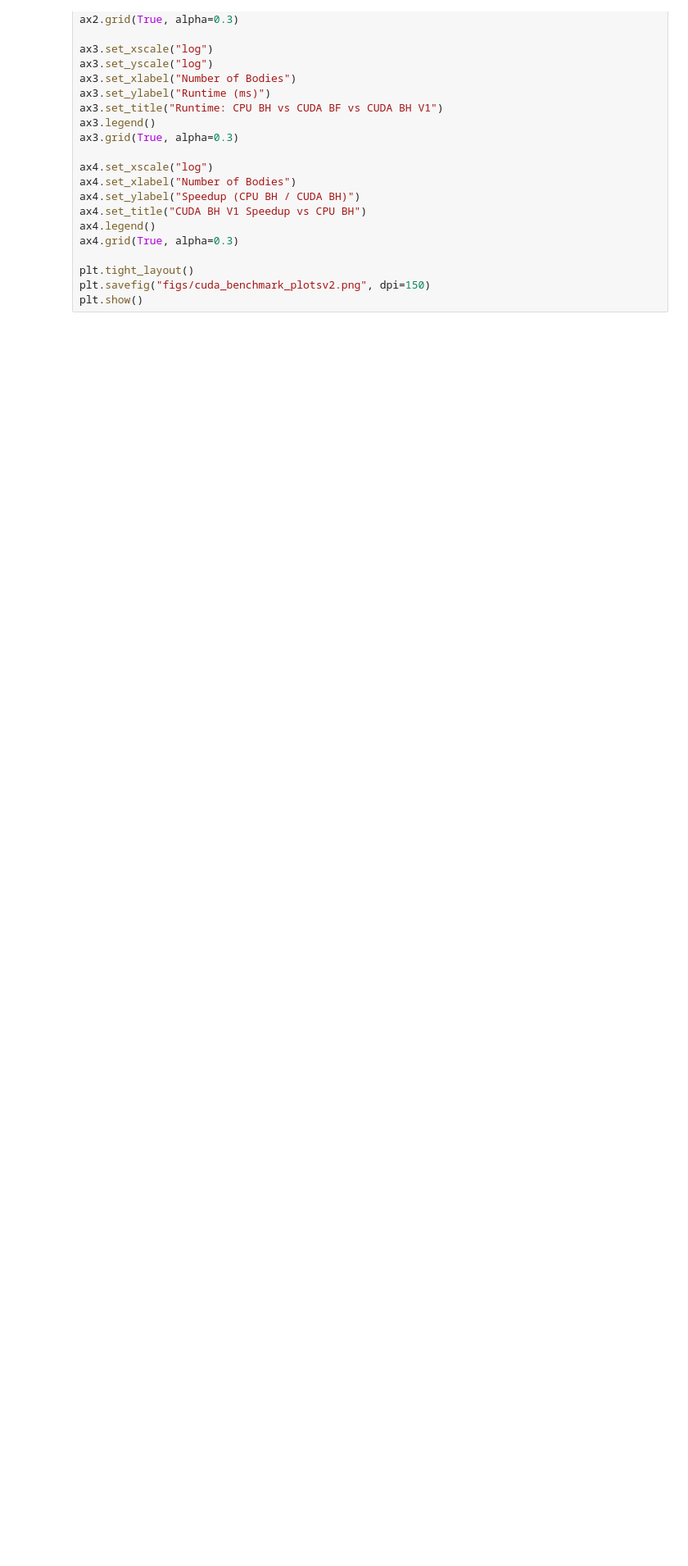
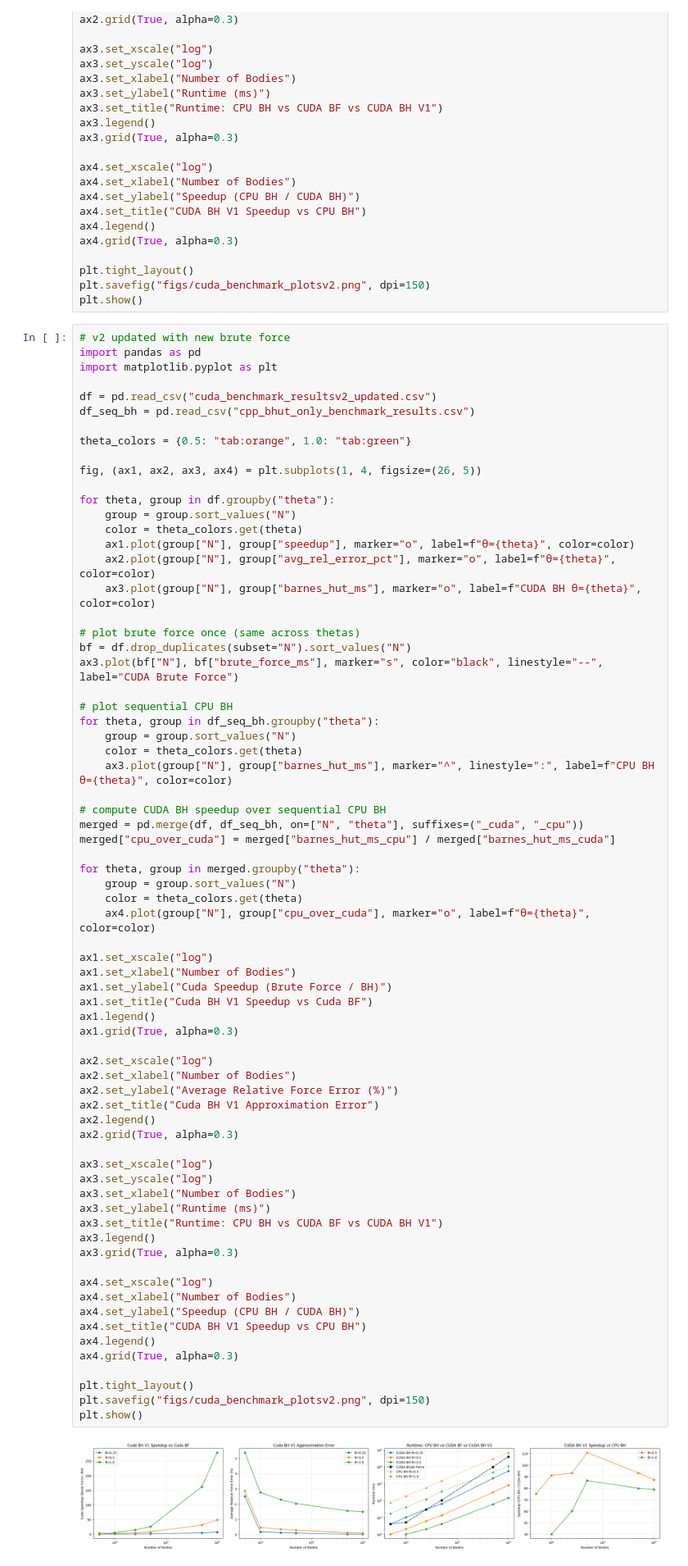
Before and after one commit to Andrew-Koulogeorge/barnes-hut, a Jupyter notebook: results/analysis.ipynb, the cells around one changed output. Shown at 82% size. Saved outputs shown, nothing was run; the diff lists cells and outputs as text; blank space fills up the shorter version.

```diff
--- a/results/analysis.ipynb
+++ b/results/analysis.ipynb
@@ -344,6 +344,78 @@ ax4.grid(True, alpha=0.3)
 plt.tight_layout()
 plt.savefig("figs/cuda_benchmark_plotsv2.png", dpi=150)
 plt.show()
+# %%
+# v2 updated with new brute force
+import pandas as pd
+import matplotlib.pyplot as plt
+
+df = pd.read_csv("cuda_benchmark_resultsv2_updated.csv")
+df_seq_bh = pd.read_csv("cpp_bhut_only_benchmark_results.csv")
+
+theta_colors = {0.5: "tab:orange", 1.0: "tab:green"}
+
+fig, (ax1, ax2, ax3, ax4) = plt.subplots(1, 4, figsize=(26, 5))
+
+for theta, group in df.groupby("theta"):
+    group = group.sort_values("N")
+    color = theta_colors.get(theta)
+    ax1.plot(group["N"], group["speedup"], marker="o", label=f"θ={theta}", color=color)
+    ax2.plot(group["N"], group["avg_rel_error_pct"], marker="o", label=f"θ={theta}", color=color)
+    ax3.plot(group["N"], group["barnes_hut_ms"], marker="o", label=f"CUDA BH θ={theta}", color=color)
+
+# plot brute force once (same across thetas)
+bf = df.drop_duplicates(subset="N").sort_values("N")
+ax3.plot(bf["N"], bf["brute_force_ms"], marker="s", color="black", linestyle="--", label="CUDA Brute Force")
+
+# plot sequential CPU BH
+for theta, group in df_seq_bh.groupby("theta"):
+    group = group.sort_values("N")
+    color = theta_colors.get(theta)
+    ax3.plot(group["N"], group["barnes_hut_ms"], marker="^", linestyle=":", label=f"CPU BH θ={theta}", color=color)
+
+# compute CUDA BH speedup over sequential CPU BH
+merged = pd.merge(df, df_seq_bh, on=["N", "theta"], suffixes=("_cuda", "_cpu"))
+merged["cpu_over_cuda"] = merged["barnes_hut_ms_cpu"] / merged["barnes_hut_ms_cuda"]
+
+for theta, group in merged.groupby("theta"):
+    group = group.sort_values("N")
+    color = theta_colors.get(theta)
+    ax4.plot(group["N"], group["cpu_over_cuda"], marker="o", label=f"θ={theta}", color=color)
+
+ax1.set_xscale("log")
+ax1.set_xlabel("Number of Bodies")
+ax1.set_ylabel("Cuda Speedup (Brute Force / BH)")
+ax1.set_title("Cuda BH V1 Speedup vs Cuda BF")
+ax1.legend()
+ax1.grid(True, alpha=0.3)
+
+ax2.set_xscale("log")
+ax2.set_xlabel("Number of Bodies")
+ax2.set_ylabel("Average Relative Force Error (%)")
+ax2.set_title("Cuda BH V1 Approximation Error")
+ax2.legend()
+ax2.grid(True, alpha=0.3)
+
+ax3.set_xscale("log")
+ax3.set_yscale("log")
+ax3.set_xlabel("Number of Bodies")
+ax3.set_ylabel("Runtime (ms)")
+ax3.set_title("Runtime: CPU BH vs CUDA BF vs CUDA BH V1")
+ax3.legend()
+ax3.grid(True, alpha=0.3)
+
+ax4.set_xscale("log")
+ax4.set_xlabel("Number of Bodies")
+ax4.set_ylabel("Speedup (CPU BH / CUDA BH)")
+ax4.set_title("CUDA BH V1 Speedup vs CPU BH")
+ax4.legend()
+ax4.grid(True, alpha=0.3)
+
+plt.tight_layout()
+plt.savefig("figs/cuda_benchmark_plotsv2.png", dpi=150)
+plt.show()
+# %% [output]
+[figure, added]
 # %%
 import pandas as pd
 import matplotlib.pyplot as plt
```
Also changed, not shown: 1 other file.
